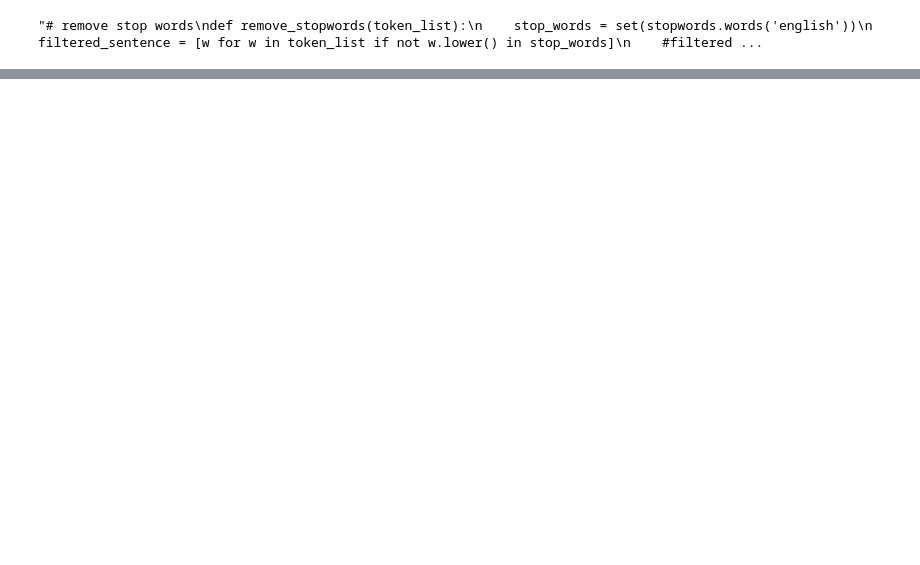
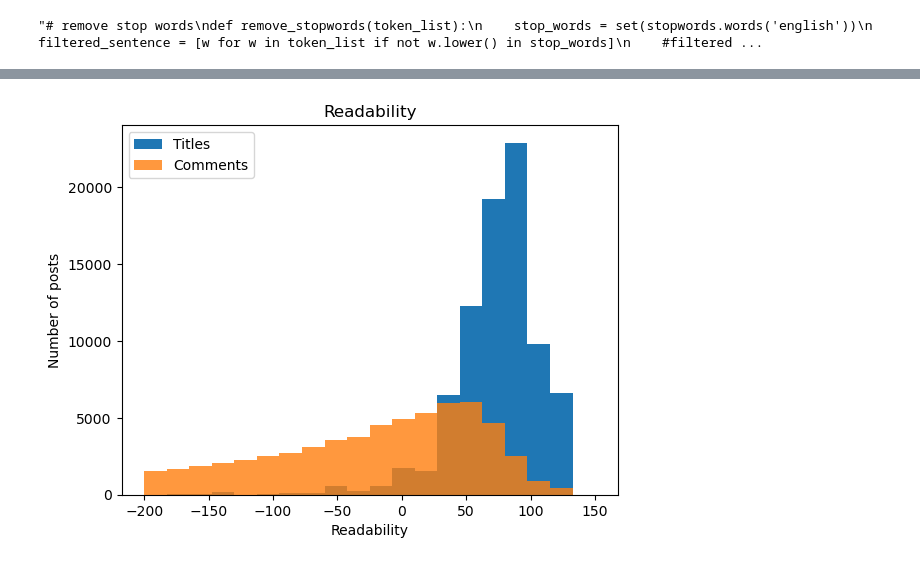
Before and after one commit to yuliyaselevich/GPT2_mental_health_advice_chatbot, a Jupyter notebook: Notebooks/Capstone3_DataWrangling_EDA.ipynb, the cells around one changed output, grey strips where cells are left out. Cells and saved outputs as stored; diff of their text form; code cells hidden in the pictures; blank space fills up the shorter version.

```diff
--- a/Notebooks/Capstone3_DataWrangling_EDA.ipynb
+++ b/Notebooks/Capstone3_DataWrangling_EDA.ipynb
@@ -612,0 +611,2 @@ all_data2.dropna(inplace=True)
+# %%
+all_data2['comment_body'] = all_data2.comment_body.drop_duplicates(keep=False)
@@ -753,0 +741,13 @@ words(all_data2[all_data2['subjectivity_comment'] >= 0.9],'lemmatized_comment','
+# %%
+# checking readability
+all_data2['readability_title'] = all_data2['title'].apply(lambda x: textstat.flesch_reading_ease(x))
+all_data2['readability_comment'] = all_data2['comment_body'].apply(lambda x: textstat.flesch_reading_ease(x))
+# %%
+plt.hist(all_data2['readability_title'], bins=20,label='Titles',range=(-200,150))
+plt.hist(all_data2['readability_comment'], bins=20,alpha=0.8,label='Comments',range=(-200,150))
+plt.xlabel('Readability')
+plt.ylabel('Number of posts')
+plt.title('Readability')
+plt.legend();
+# %% [output]
+[figure, added]
```
Also changed, not shown: parts of 35 cells of this notebook.
